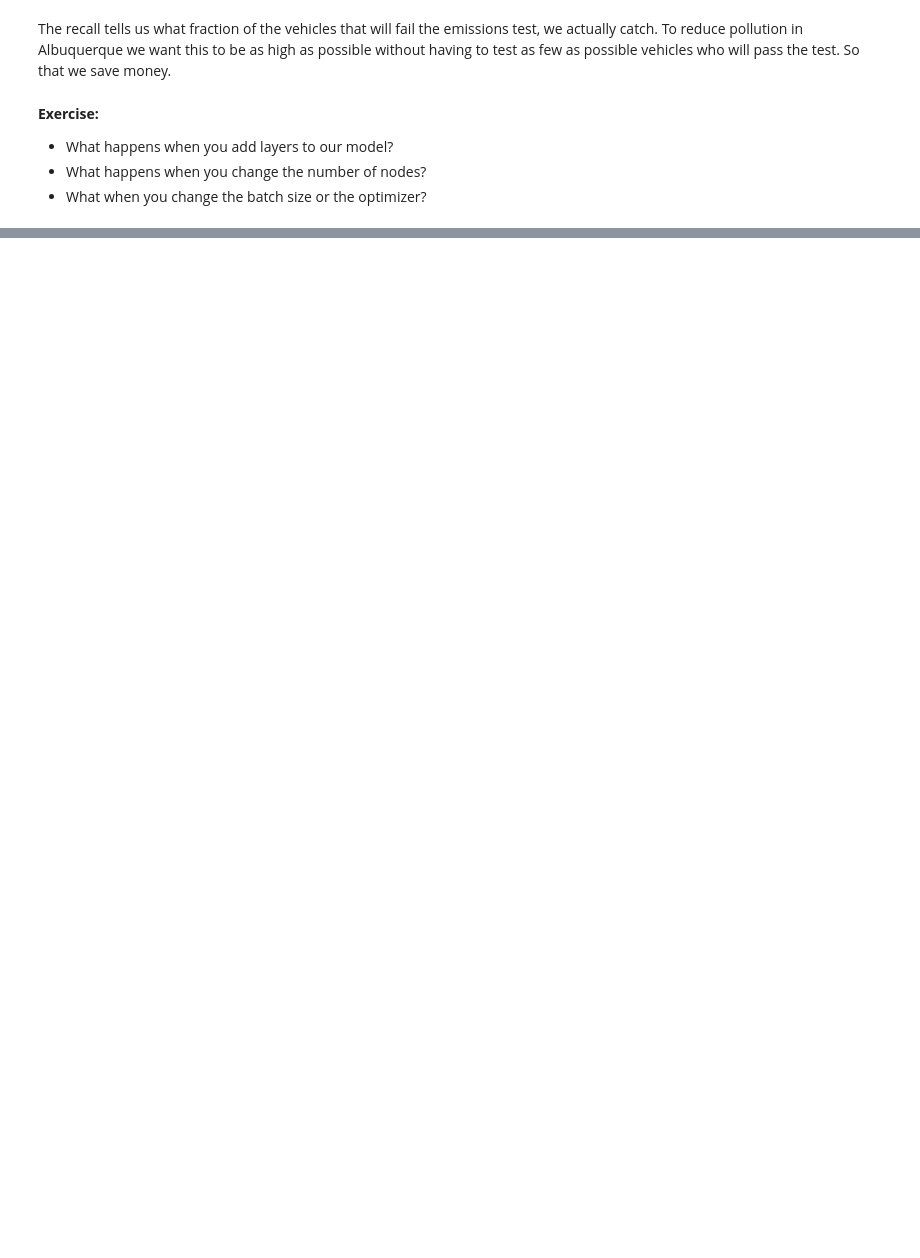
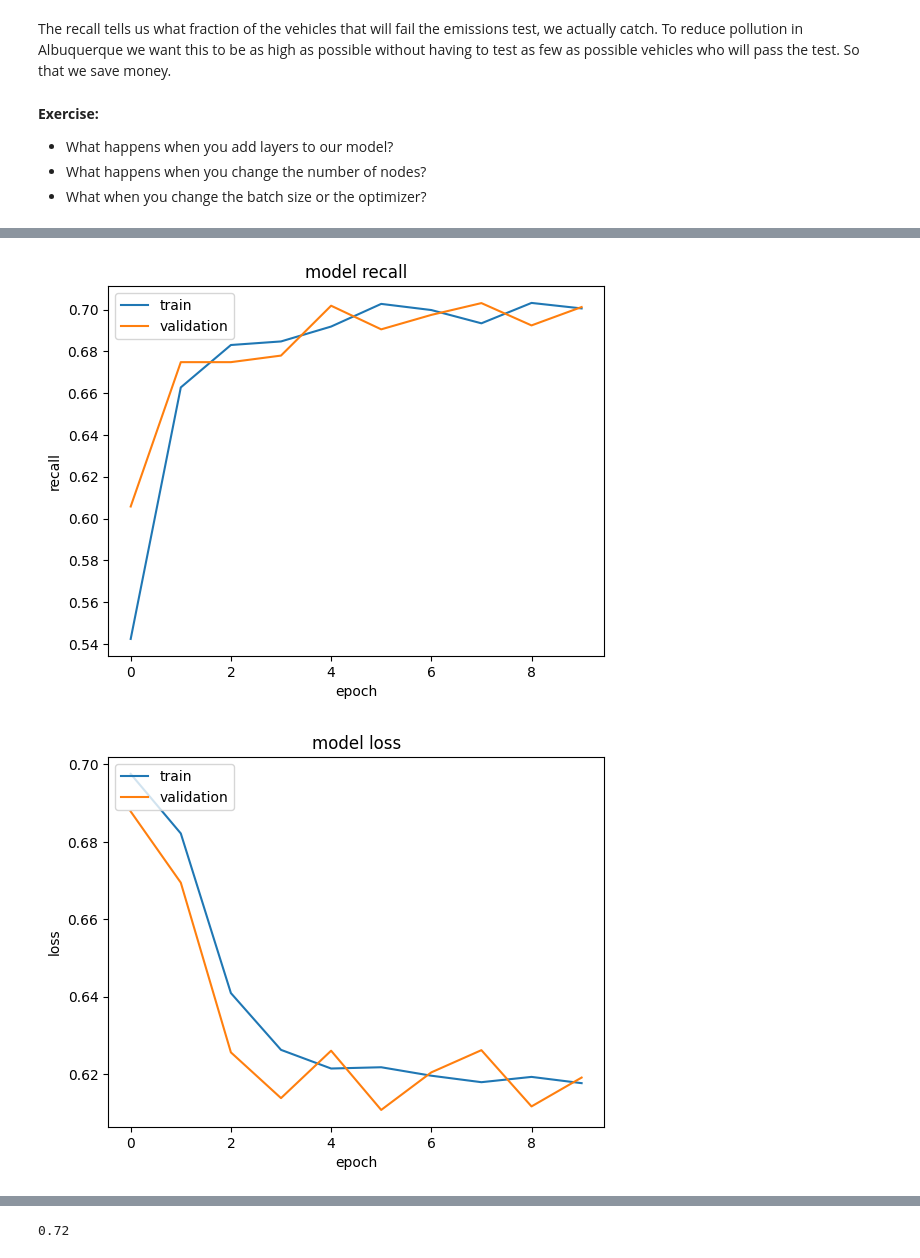
Before and after one commit to PartORG/ds-artificial-neural-networks, a Jupyter notebook: day_1/02_Classification_TensorFlow_Keras.ipynb, the cells around one changed output, grey strips where cells are left out. Drawn from its saved outputs; the diff is of its cells as text; code cells hidden in the pictures; blank space fills up the shorter version.

```diff
--- a/day_1/02_Classification_TensorFlow_Keras.ipynb
+++ b/day_1/02_Classification_TensorFlow_Keras.ipynb
@@ -278,0 +420,33 @@ The recall tells us what fraction of the vehicles that will fail the emissions t
+# %%
+
+# summarize history for recall
+plt.plot(training.history['recall_5'])
+plt.plot(training.history['val_recall_5'])
+plt.title('model recall')
+plt.ylabel('recall')
+plt.xlabel('epoch')
+plt.legend(['train', 'validation'], loc='upper left')
+plt.show()
+
+# summarize history for loss
+plt.plot(training.history['loss'])
+plt.plot(training.history['val_loss'])
+plt.title('model loss')
+plt.ylabel('loss')
+plt.xlabel('epoch')
+plt.legend(['train', 'validation'], loc='upper left')
+plt.show()
+
+y_pred_1 = model_1.predict(test_features)
+
+# Plotting the confusing matrix
+mat = confusion_matrix(test_labels, y_pred_1.round())
+sns.heatmap(mat.T, square=True, annot=True, fmt='d', cbar=False)
+plt.xlabel('true label')
+plt.ylabel('predicted label')
+
+recall_1 = recall_score(test_labels, y_pred_1.round())
+round(recall_1, 2)
+# %% [output]
+[figure, added]
+[figure, added]
@@ -278,0 +454 @@ The recall tells us what fraction of the vehicles that will fail the emissions t
+0.72
```
Also changed, not shown: parts of 16 cells of this notebook, 34 other files.
